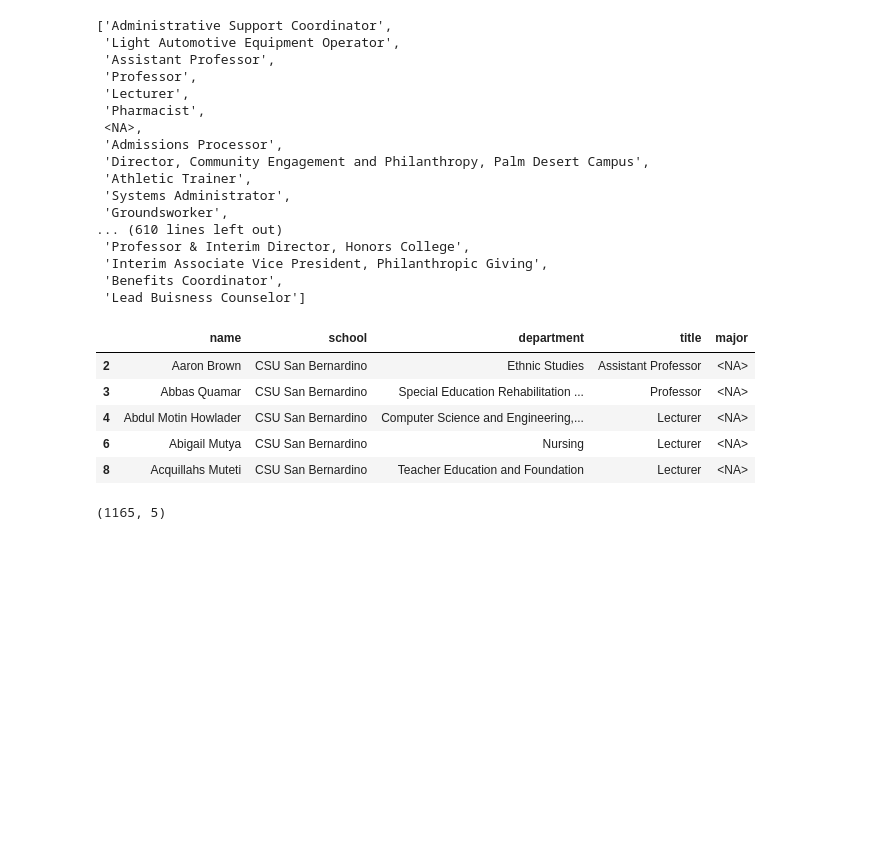
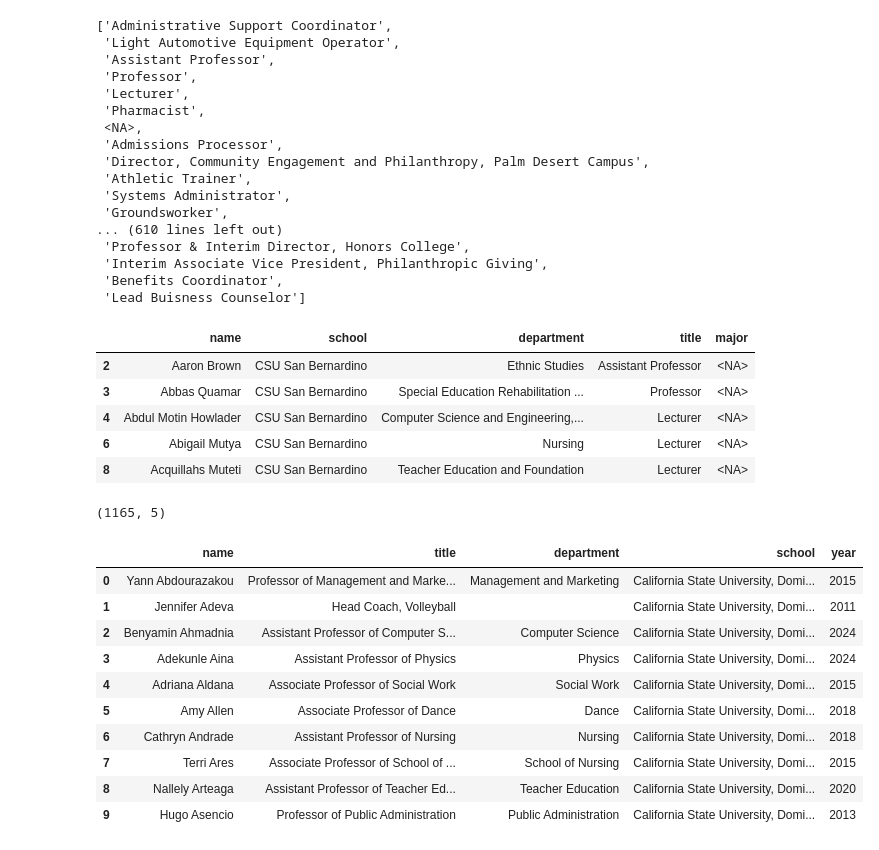
Before and after one commit to CSC4693-Fall-2026/CSC4693, a Jupyter notebook: Faculty/data_processors/csu_dataset_verification.ipynb, the cells around one changed output. Saved outputs shown, nothing was run; the diff lists cells and outputs as text; code cells hidden in the pictures; blank space fills up the shorter version.

```diff
--- a/Faculty/data_processors/csu_dataset_verification.ipynb
+++ b/Faculty/data_processors/csu_dataset_verification.ipynb
@@ -13,6 +13,7 @@ sac_data = "../Data/csusac_faculty.parquet"
 sfsu_data = "../Data/sfsu_faculty.parquet"
 sanbern_data = "../Data/csusb_faculty.parquet"
 pomona_data = "../Data/cpp_faculty.parquet"
+dh_data = "../Data/csudh_faculty.parquet"
 # %%
 import pandas as pd
 import duckdb
@@ -505,3 +506,18 @@ sanbern_df.head(5)
 sanbern_df.shape
 # %% [output]
 (1165, 5)
+# %%
+dh_df = pd.read_parquet(dh_data)
+dh_df.head(10)
+# %% [output]
+|  | name | title | department | school | year |
+| 0 | Yann Abdourazakou | Professor of Management and Marke... | Management and Marketing | California State University, Domi... | 2015 |
+| 1 | Jennifer Adeva | Head Coach, Volleyball |  | California State University, Domi... | 2011 |
+| 2 | Benyamin Ahmadnia | Assistant Professor of Computer S... | Computer Science | California State University, Domi... | 2024 |
+| 3 | Adekunle Aina | Assistant Professor of Physics | Physics | California State University, Domi... | 2024 |
+| 4 | Adriana Aldana | Associate Professor of Social Work | Social Work | California State University, Domi... | 2015 |
+| 5 | Amy Allen | Associate Professor of Dance | Dance | California State University, Domi... | 2018 |
+| 6 | Cathryn Andrade | Assistant Professor of Nursing | Nursing | California State University, Domi... | 2018 |
+| 7 | Terri Ares | Associate Professor of School of ... | School of Nursing | California State University, Domi... | 2015 |
+| 8 | Nallely Arteaga | Assistant Professor of Teacher Ed... | Teacher Education | California State University, Domi... | 2020 |
+| 9 | Hugo Asencio | Professor of Public Administration | Public Administration | California State University, Domi... | 2013 |
```
Also changed, not shown: parts of 2 cells of this notebook, 2 other files.
